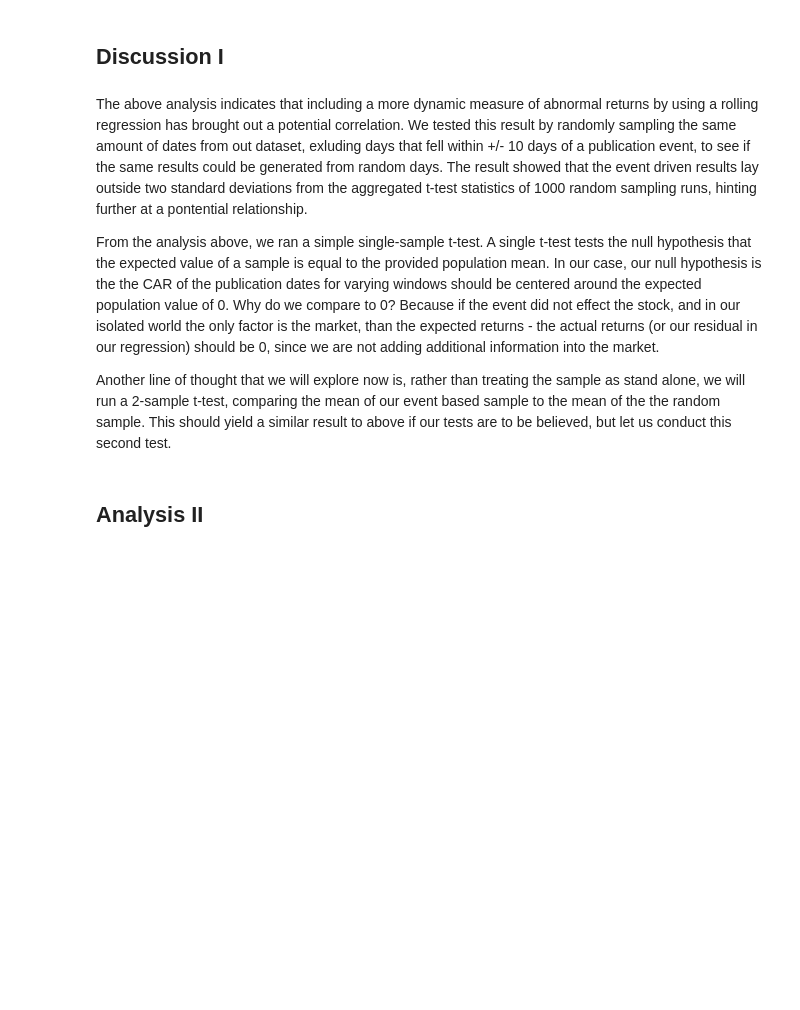
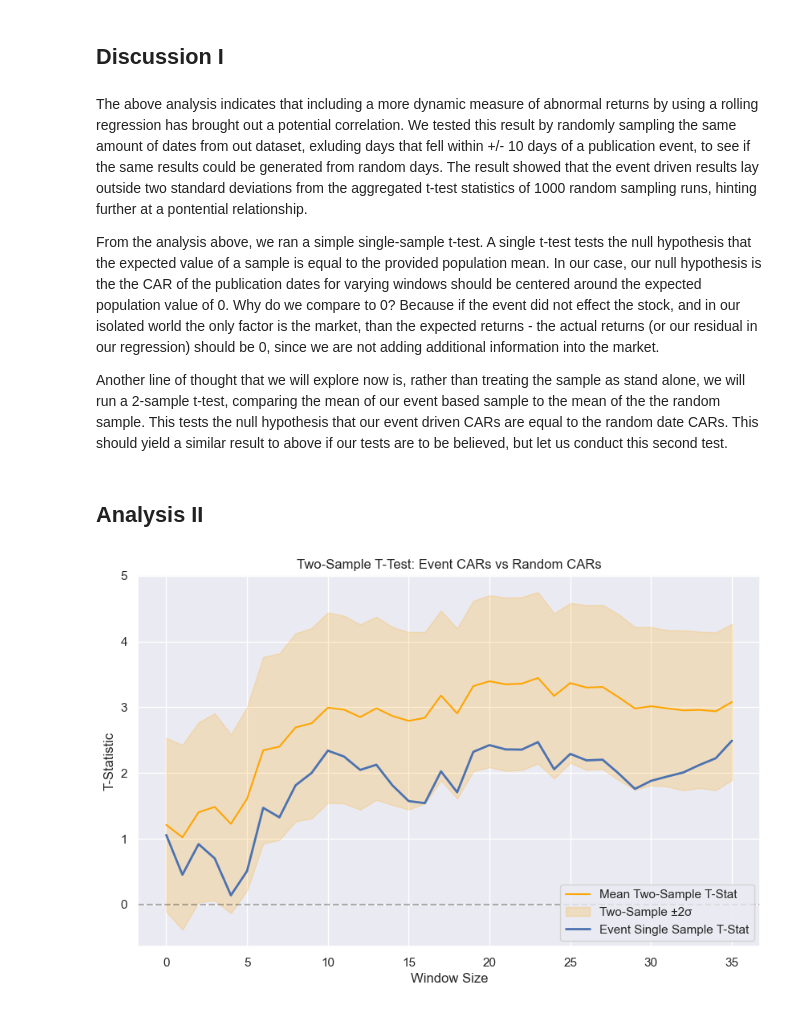
Before and after one commit to will-friend/QuantumSignalResearch, a Jupyter notebook: notebooks/02_IonQ_Rolling_Regression.ipynb, the cells around one changed output. Drawn from its saved outputs; the diff is of its cells as text; code cells hidden in the pictures; blank space fills up the shorter version.

Commit message:
Committing two-sample t-test analysis in 02 notebook

```diff
--- a/notebooks/02_IonQ_Rolling_Regression.ipynb
+++ b/notebooks/02_IonQ_Rolling_Regression.ipynb
@@ -210,6 +212,6 @@ The above analysis indicates that including a more dynamic measure of abnormal r
 
 From the analysis above, we ran a simple single-sample t-test. A single t-test tests the null hypothesis that the expected value of a sample is equal to the provided population mean. In our case, our null hypothesis is the the CAR of the publication dates for varying windows should be centered around the expected population value of 0. Why do we compare to 0? Because if the event did not effect the stock, and in our isolated world the only factor is the market, than the expected returns - the actual returns (or our residual in our regression) should be 0, since we are not adding additional information into the market.
 
-Another line of thought that we will explore now is, rather than treating the sample as stand alone, we will run a 2-sample t-test, comparing the mean of our event based sample to the mean of the the random sample. This should yield a similar result to above if our tests are to be believed, but let us conduct this second test.
+Another line of thought that we will explore now is, rather than treating the sample as stand alone, we will run a 2-sample t-test, comparing the mean of our event based sample to the mean of the the random sample. This tests the null hypothesis that our event driven CARs are equal to the random date CARs. This should yield a similar result to above if our tests are to be believed, but let us conduct this second test.
 # %% [markdown]
 ## Analysis II
@@ -215,0 +249,24 @@ Another line of thought that we will explore now is, rather than treating the sa
+# %%
+mean_random = two_sample_tstat_df.mean(axis=1).astype(float)
+std_random = two_sample_tstat_df.std(axis=1).astype(float)
+# %%
+# Plot
+plt.figure(figsize=(10, 6))
+
+plt.plot(windows, mean_random, label='Mean Two-Sample T-Stat', color='orange')
+plt.fill_between(windows,
+                 mean_random - 2*std_random,
+                 mean_random + 2*std_random,
+                 color='orange', alpha=0.2, label='Two-Sample ±2σ')
+
+plt.plot(windows, t_stat_df['t'], label='Event Single Sample T-Stat', linewidth=2)
+
+plt.axhline(y=0, color='black', linestyle='--', alpha=0.3)
+
+plt.xlabel('Window Size')
+plt.ylabel('T-Statistic')
+plt.legend()
+plt.title('Two-Sample T-Test: Event CARs vs Random CARs')
+plt.show()
+# %% [output]
+[figure, added]
```
Also changed, not shown: parts of 3 cells of this notebook.
